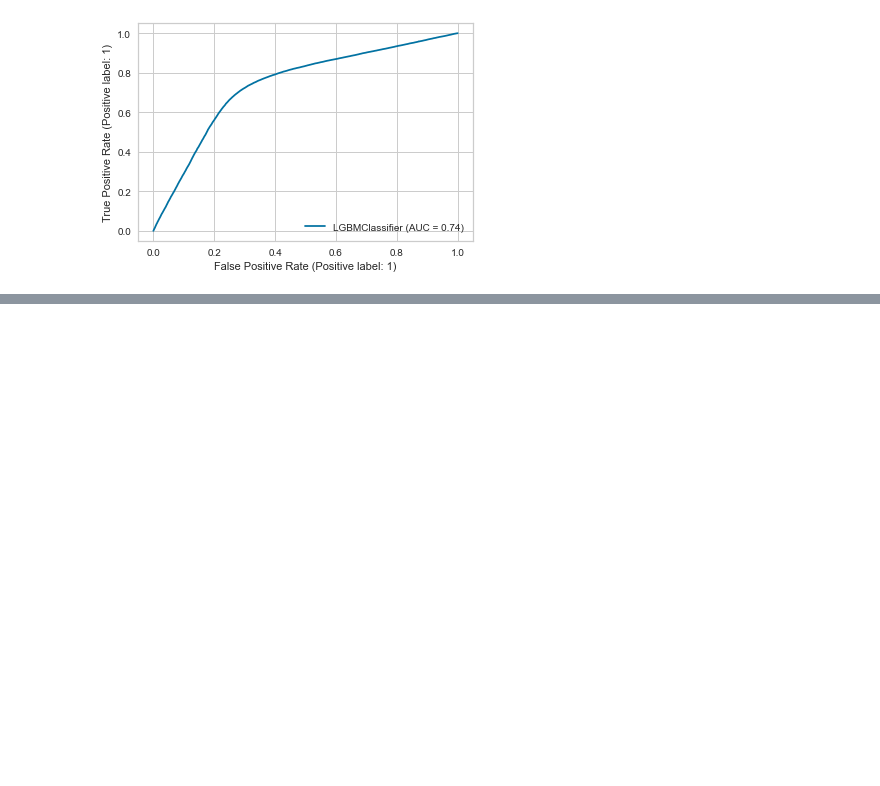
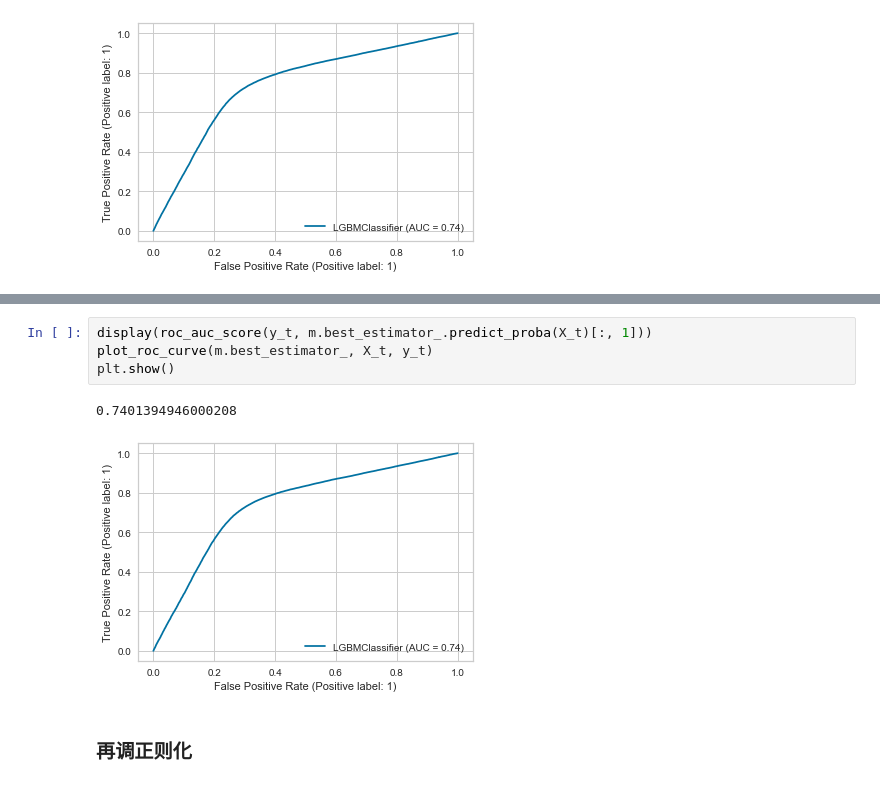
Before and after one commit to threecifanggen/kaggle-practice, a Jupyter notebook: tabular-playground-series-nov-2021/step.5.lightgbm_optimized.ipynb, the cells around one changed output, grey strips where cells are left out. Saved outputs shown, nothing was run; the diff lists cells and outputs as text; blank space fills up the shorter version.

```diff
--- a/tabular-playground-series-nov-2021/step.5.lightgbm_optimized.ipynb
+++ b/tabular-playground-series-nov-2021/step.5.lightgbm_optimized.ipynb
@@ -779,0 +898,9 @@ plt.show()
+# %%
+display(roc_auc_score(y_t, m.best_estimator_.predict_proba(X_t)[:, 1]))
+plot_roc_curve(m.best_estimator_, X_t, y_t)
+plt.show()
+# %% [output]
+0.7401394946000208
+[figure, added]
+# %% [markdown]
+### 再调正则化
```
Also changed, not shown: parts of 9 cells of this notebook.
